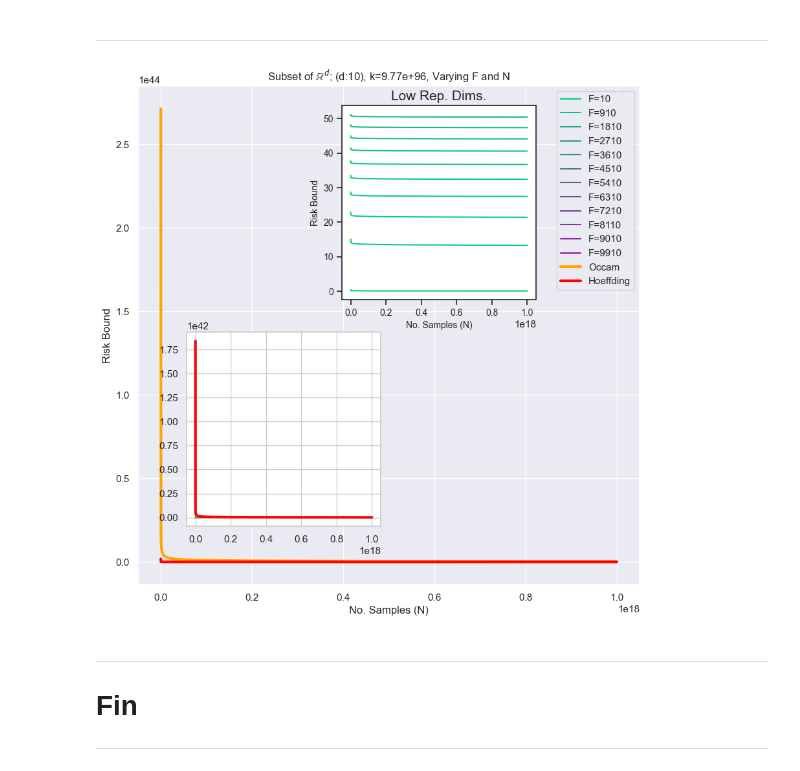
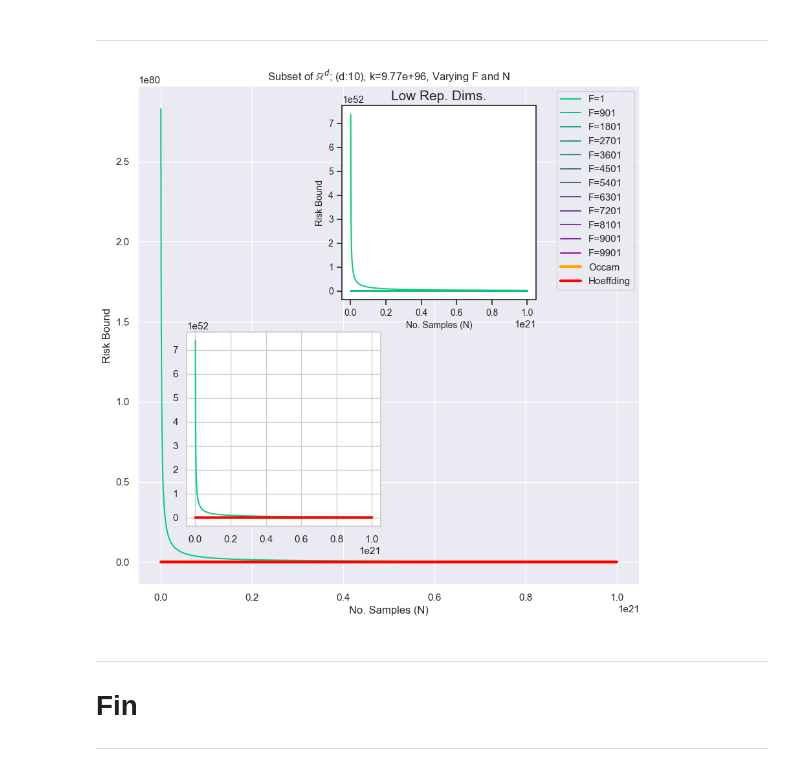
Before and after one commit to AnastasisKratsios/Risk_Bound_Ablation, a Jupyter notebook: Risk_Bounds.ipynb, the cells around one changed output. Saved outputs shown, nothing was run; the diff lists cells and outputs as text; code cells hidden in the pictures.

Commit message:
nicer plots

```diff
--- a/Risk_Bounds.ipynb
+++ b/Risk_Bounds.ipynb
@@ -26,7 +26,7 @@ Once the number of training samples, $N$, is set then, we consider two scenarios
 - if ``N_is_Small==True``: $N$ ranges from $N^3$ to $N^4$
 # %%
 N = 1*(10**3)
-N_is_Small = False
+N_is_Small = True
 # %% [markdown]
 ### k
 
@@ -262,11 +262,11 @@ if N_is_Small:
     indexing_set__reduced = indexing_set[-int(len(indexing_set)/10):] # top 10%
 else:
     # bottom 10 %
-    if distortion_type < 4:
-        indexing_set__reduced = range(max(min(indexing_set),10),max(indexing_set),Freq_plot)
+    if distortion_type == 4: # 1d reps not worth it in Euclidean case, so we use the 3d min
+        indexing_set__reduced = indexing_set[:int(len(indexing_set)/10)] # bottom 10%
+    else:
+        indexing_set__reduced = range(max(3,min(indexing_set)),max(indexing_set),Freq_plot)
         indexing_set__reduced = indexing_set__reduced[:int(len(indexing_set)/10)] # bottom 10%
-    else:
-        indexing_set__reduced = indexing_set[:int(len(indexing_set)/10)] # bottom 10%
 
 #### Plot Generation
 for i in indexing_set__reduced:
@@ -316,34 +316,34 @@ else:
 for i in indexing_set__reduced:
     # Set Value of F
     F_global = int(np.round(i,0))
 
     # Write Function of N only
     def get_risk_bound__NVar_scalar(N):
         return get_risk_bound__scalar(k=k_global,F=F_global,N=N)
 
     get_risk_bound__NVar = np.vectorize(get_risk_bound__NVar_scalar)
 
     # Compute Risk Bound
     Risk_Bounds = get_risk_bound__NVar_scalar(N_sequence)
 
 
     # Plot
     col_index = (i-min(indexing_set))/(max(indexing_set)+1)
     plt.plot(N_sequence, Risk_Bounds,label = 'F='+str(F_global).format(i=i),color=colorFader(c1,c2,col_index))
 
 
 
 plt.xlabel('No. Samples (N)',fontsize=10)
 plt.ylabel('Risk Bound',fontsize=10)
 plt.xticks(fontsize=10)
 plt.yticks(fontsize=10)
 
 # ----------------------------------------------------- #
 
 plt.savefig('Experiments/Risk_Bound_F/WBenchmarks__NF_kis'+str(N_is_Small)+'____'+str(dist_name__plot)+'.pdf')
 plt.show()
 # %% [output]
-[figure, old version]
+[figure, new version]
 # %% [markdown]
 ---
 # Fin #
```
Also changed, not shown: 2 other files.
